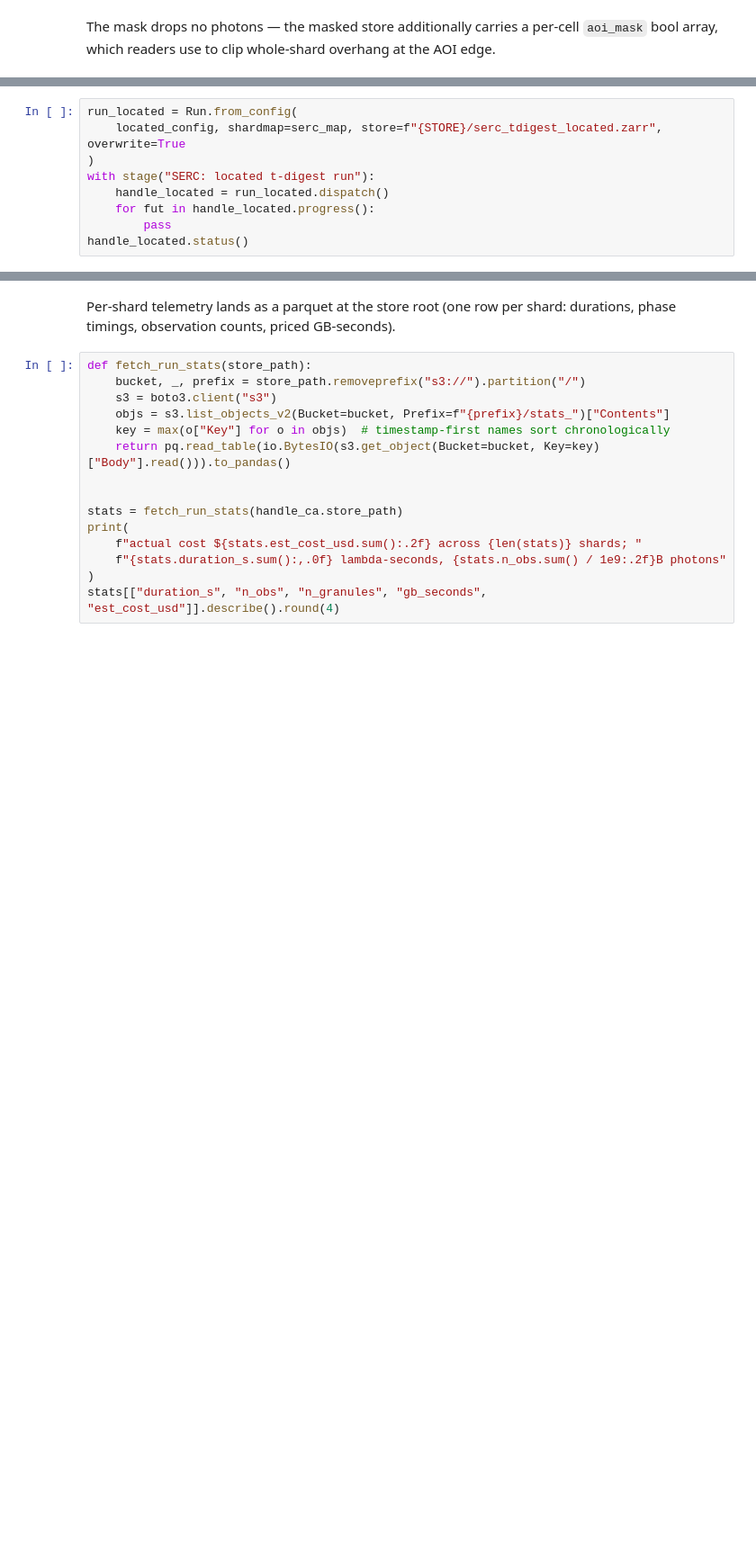
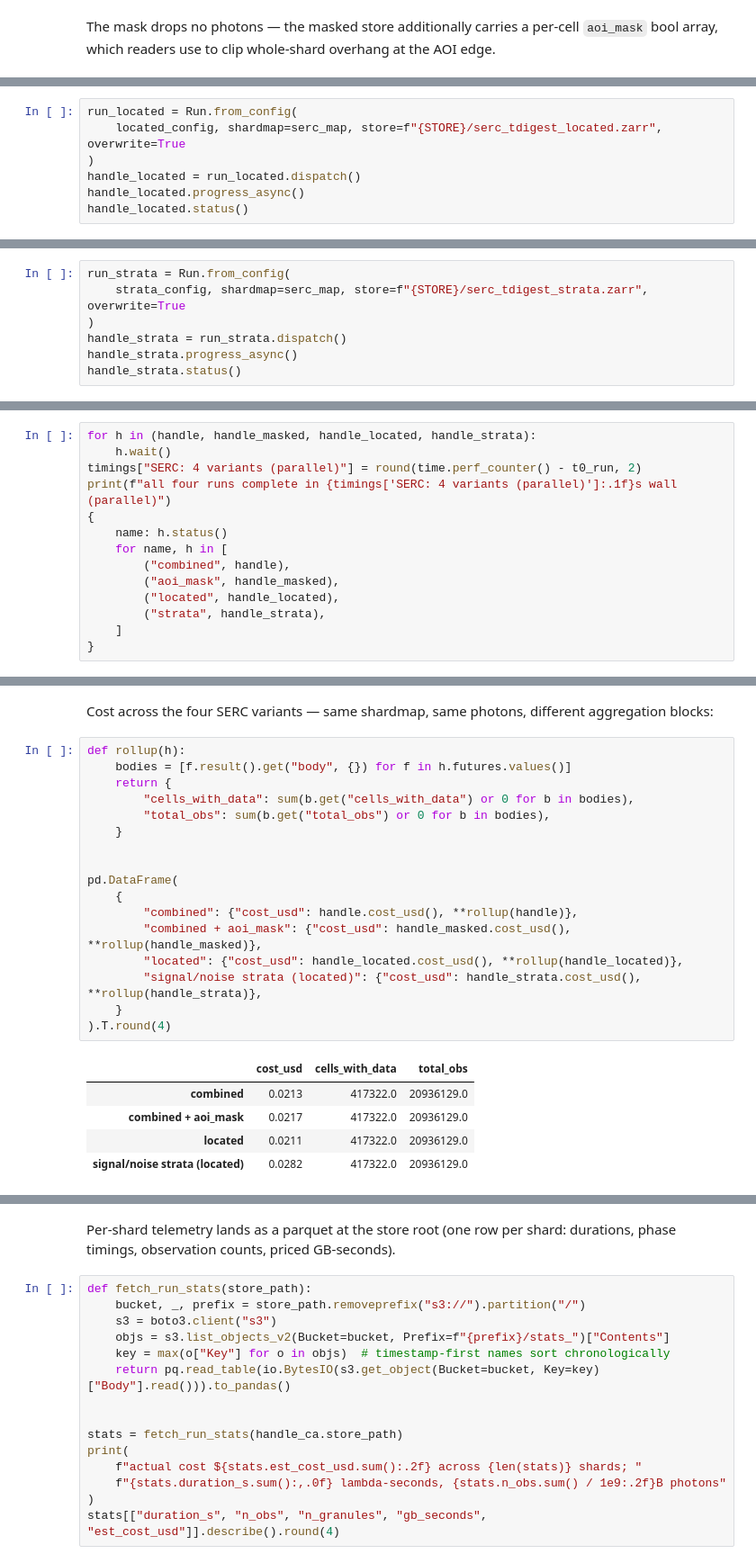
Before and after one commit to englacial/magg, a Jupyter notebook: demo/02_write.ipynb, the cells around one changed output, grey strips where cells are left out. Shown at 90% size. Cells and saved outputs as stored; diff of their text form; blank space fills up the shorter version.

```diff
--- a/demo/02_write.ipynb
+++ b/demo/02_write.ipynb
@@ -159,8 +318,6 @@ yaml_block(located_yaml, "aggregation")
 run_located = Run.from_config(
     located_config, shardmap=serc_map, store=f"{STORE}/serc_tdigest_located.zarr", overwrite=True
 )
-with stage("SERC: located t-digest run"):
-    handle_located = run_located.dispatch()
-    for fut in handle_located.progress():
-        pass
+handle_located = run_located.dispatch()
+handle_located.progress_async()
 handle_located.status()
@@ -174,0 +402,7 @@ print(format_max_cost(max_cost_preview(ca_config, catalog=ca_map)))
+# %%
+run_strata = Run.from_config(
+    strata_config, shardmap=serc_map, store=f"{STORE}/serc_tdigest_strata.zarr", overwrite=True
+)
+handle_strata = run_strata.dispatch()
+handle_strata.progress_async()
+handle_strata.status()
@@ -174,0 +416,14 @@ print(format_max_cost(max_cost_preview(ca_config, catalog=ca_map)))
+# %%
+for h in (handle, handle_masked, handle_located, handle_strata):
+    h.wait()
+timings["SERC: 4 variants (parallel)"] = round(time.perf_counter() - t0_run, 2)
+print(f"all four runs complete in {timings['SERC: 4 variants (parallel)']:.1f}s wall (parallel)")
+{
+    name: h.status()
+    for name, h in [
+        ("combined", handle),
+        ("aoi_mask", handle_masked),
+        ("located", handle_located),
+        ("strata", handle_strata),
+    ]
+}
@@ -174,0 +461,25 @@ print(format_max_cost(max_cost_preview(ca_config, catalog=ca_map)))
+# %% [markdown]
+Cost across the four SERC variants — same shardmap, same photons, different aggregation blocks:
+# %%
+def rollup(h):
+    bodies = [f.result().get("body", {}) for f in h.futures.values()]
+    return {
+        "cells_with_data": sum(b.get("cells_with_data") or 0 for b in bodies),
+        "total_obs": sum(b.get("total_obs") or 0 for b in bodies),
+    }
+
+
+pd.DataFrame(
+    {
+        "combined": {"cost_usd": handle.cost_usd(), **rollup(handle)},
+        "combined + aoi_mask": {"cost_usd": handle_masked.cost_usd(), **rollup(handle_masked)},
+        "located": {"cost_usd": handle_located.cost_usd(), **rollup(handle_located)},
+        "signal/noise strata (located)": {"cost_usd": handle_strata.cost_usd(), **rollup(handle_strata)},
+    }
+).T.round(4)
+# %% [output]
+|  | cost_usd | cells_with_data | total_obs |
+| combined | 0.0213 | 417322.0 | 20936129.0 |
+| combined + aoi_mask | 0.0217 | 417322.0 | 20936129.0 |
+| located | 0.0211 | 417322.0 | 20936129.0 |
+| signal/noise strata (located) | 0.0282 | 417322.0 | 20936129.0 |
```
Also changed, not shown: parts of 42 cells of this notebook, 8 other files.
